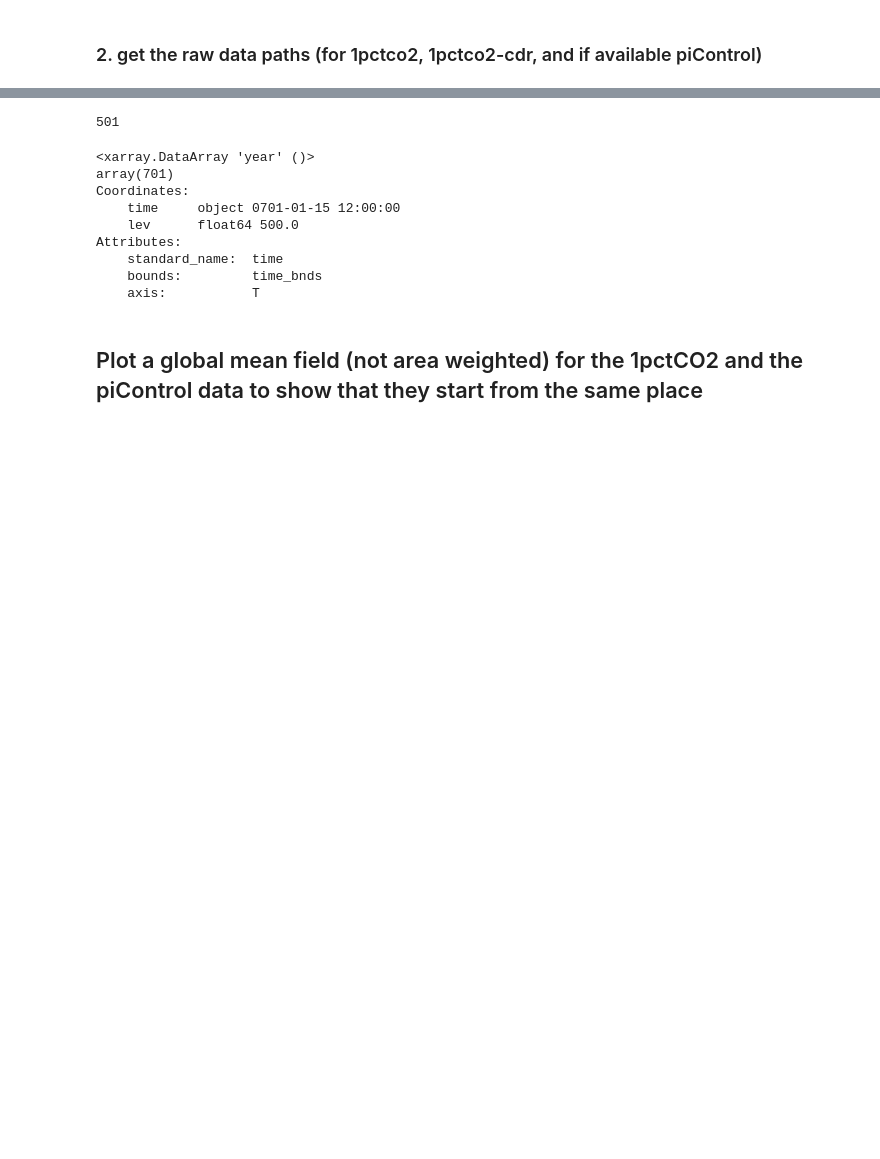
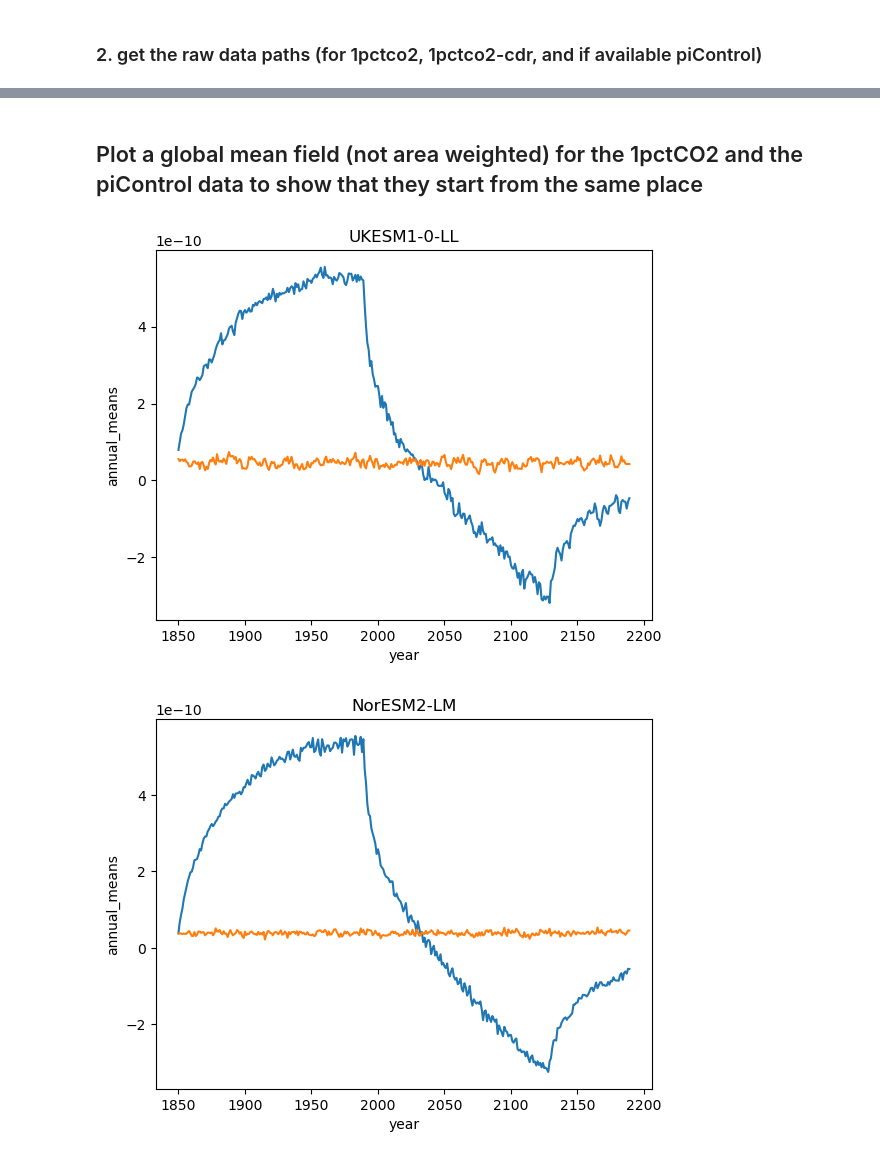
Before and after one commit to eikekoehn/Arctic_acidification_reversibility_scripts, a Jupyter notebook: 01_postprocessing/postprocessing_piControl.ipynb, the cells around one changed output, grey strips where cells are left out. Saved outputs shown, nothing was run; the diff lists cells and outputs as text; code cells hidden in the pictures; blank space fills up the shorter version.

```diff
--- a/01_postprocessing/postprocessing_piControl.ipynb
+++ b/01_postprocessing/postprocessing_piControl.ipynb
@@ -33,7 +33,7 @@ Setting parameters...
 # %% [markdown]
 ### 1. set the variable to be treated
 # %%
-variable = 'talk'
+variable = 'fgco2'
 
 if variable in ['hur','thetao','so','dissic','talk','po4']:
     depth_to_analyze = '1' # None
@@ -292,33 +294,21 @@ should have a size of about 415.8 MB
 Take piControl data from 0101 onwards.
 1
 should have a size of about 415.8 MB
-# %%
-absolute_year_from_which_1pctco2_is_branched
-# %% [output]
-501
-# %%
-ds.time.isel(time=0).dt.year
-# %% [output]
-<xarray.DataArray 'year' ()>
-array(701)
-Coordinates:
-    time     object 0701-01-15 12:00:00
-    lev      float64 500.0
-Attributes:
-    standard_name:  time
-    bounds:         time_bnds
-    axis:           T
 # %% [markdown]
 ## Plot a global mean field (not area weighted) for the 1pctCO2 and the piControl data to show that they start from the same place
 # %%
 for key in run_params.keys():
     rparam = run_params[key]
 
     # make the plot for the respective model
     ds_dummy = xr.open_dataset(f'/data/ekoehn/projects/arctic_acidification_reversibility/data/processed_data_1pctCO2-cdr/{variable}{depth_to_analyze}/{variable}{depth_to_analyze}_{rparam.model}_processed.nc')
     ds_pic_dummy = xr.open_dataset(f'/data/ekoehn/projects/arctic_acidification_reversibility/data/processed_data_piControl/{variable}{depth_to_analyze}/{variable}{depth_to_analyze}_{rparam.model}_processed.nc')
     fig,ax = plt.subplots()
     ds_dummy.mean(dim=('lat','lon')).annual_means.plot()
     ds_pic_dummy.mean(dim=('lat','lon')).annual_means.plot()
+    plt.title(rparam.model)
     #plt.xlim([1850,1900])
     plt.show()
+# %% [output]
+[figure, added]
+[figure, added]
```
Also changed, not shown: parts of 4 cells of this notebook, 23 other files.
